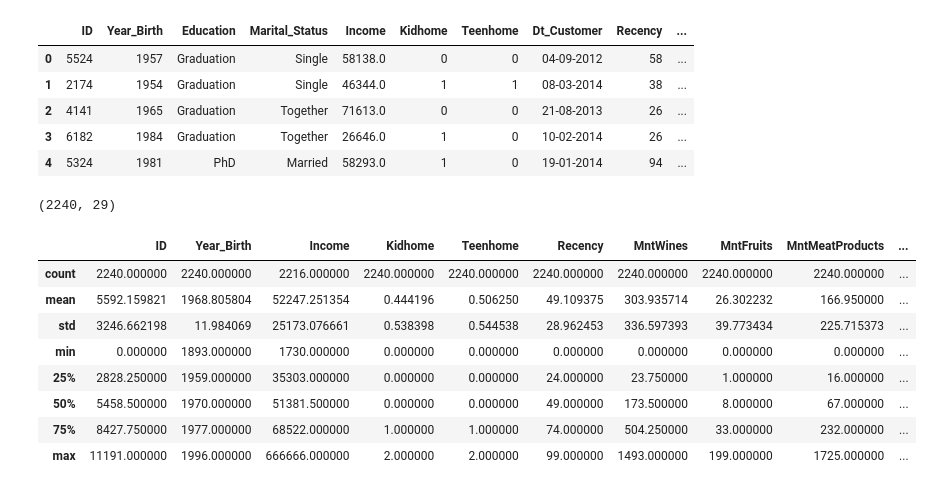
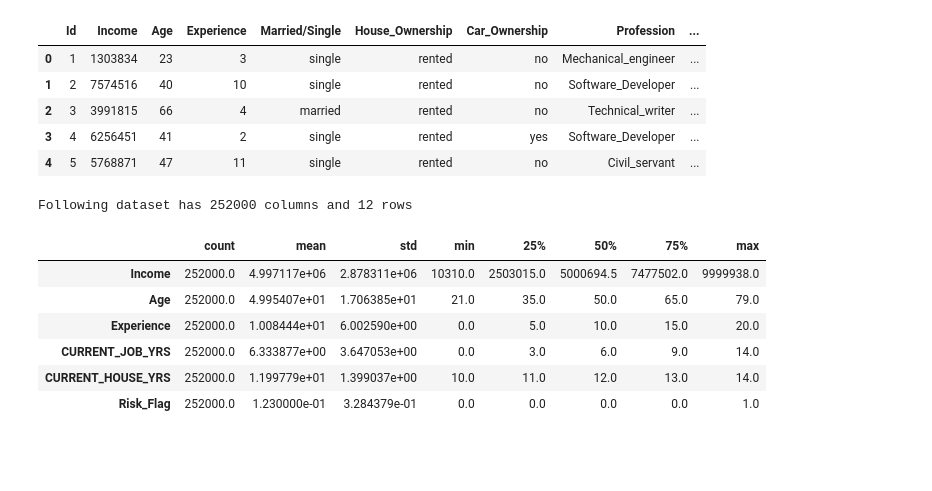
Before and after one commit to dhanu0709/2024_IA651_RSDJ_final_project, a Jupyter notebook: ml_pro.ipynb, the cells around one changed output. Drawn from its saved outputs; the diff is of its cells as text; code cells hidden in the pictures; blank space fills up the shorter version.

```diff
--- a/ml_pro.ipynb
+++ b/ml_pro.ipynb
@@ -7,26 +12,31 @@ import matplotlib.pyplot as plt
 # %%
-df = pd.read_csv('marketing_campaign.csv',sep='\t')
+#Importing the data
+
+df = pd.read_csv('Training Data.csv')
 df.head()
 # %% [output]
-|  | ID | Year_Birth | Education | Marital_Status | Income | Kidhome | Teenhome | Dt_Customer | Recency | ... |
-| 0 | 5524 | 1957 | Graduation | Single | 58138.0 | 0 | 0 | 04-09-2012 | 58 | ... |
-| 1 | 2174 | 1954 | Graduation | Single | 46344.0 | 1 | 1 | 08-03-2014 | 38 | ... |
-| 2 | 4141 | 1965 | Graduation | Together | 71613.0 | 0 | 0 | 21-08-2013 | 26 | ... |
-| 3 | 6182 | 1984 | Graduation | Together | 26646.0 | 1 | 0 | 10-02-2014 | 26 | ... |
-| 4 | 5324 | 1981 | PhD | Married | 58293.0 | 1 | 0 | 19-01-2014 | 94 | ... |
+|  | Id | Income | Age | Experience | Married/Single | House_Ownership | Car_Ownership | Profession | ... |
+| 0 | 1 | 1303834 | 23 | 3 | single | rented | no | Mechanical_engineer | ... |
+| 1 | 2 | 7574516 | 40 | 10 | single | rented | no | Software_Developer | ... |
+| 2 | 3 | 3991815 | 66 | 4 | married | rented | no | Technical_writer | ... |
+| 3 | 4 | 6256451 | 41 | 2 | single | rented | yes | Software_Developer | ... |
+| 4 | 5 | 5768871 | 47 | 11 | single | rented | no | Civil_servant | ... |
-# %%
-df.shape
-# %% [output]
-(2240, 29)
+# %%
+df = df.drop(columns=['Id'])
+# %%
+#Shape of the dataframe
+col = df.shape[0]
+num = df.shape[1]
+print(f"Following dataset has {col} columns and {num} rows")
+# %% [output]
+Following dataset has 252000 columns and 12 rows
 # %%
-df.describe()
+df.describe().T
 # %% [output]
-|  | ID | Year_Birth | Income | Kidhome | Teenhome | Recency | MntWines | MntFruits | MntMeatProducts | ... |
-| count | 2240.000000 | 2240.000000 | 2216.000000 | 2240.000000 | 2240.000000 | 2240.000000 | 2240.000000 | 2240.000000 | 2240.000000 | ... |
-| mean | 5592.159821 | 1968.805804 | 52247.251354 | 0.444196 | 0.506250 | 49.109375 | 303.935714 | 26.302232 | 166.950000 | ... |
-| std | 3246.662198 | 11.984069 | 25173.076661 | 0.538398 | 0.544538 | 28.962453 | 336.597393 | 39.773434 | 225.715373 | ... |
-| min | 0.000000 | 1893.000000 | 1730.000000 | 0.000000 | 0.000000 | 0.000000 | 0.000000 | 0.000000 | 0.000000 | ... |
-| 25% | 2828.250000 | 1959.000000 | 35303.000000 | 0.000000 | 0.000000 | 24.000000 | 23.750000 | 1.000000 | 16.000000 | ... |
-| 50% | 5458.500000 | 1970.000000 | 51381.500000 | 0.000000 | 0.000000 | 49.000000 | 173.500000 | 8.000000 | 67.000000 | ... |
-| 75% | 8427.750000 | 1977.000000 | 68522.000000 | 1.000000 | 1.000000 | 74.000000 | 504.250000 | 33.000000 | 232.000000 | ... |
-| max | 11191.000000 | 1996.000000 | 666666.000000 | 2.000000 | 2.000000 | 99.000000 | 1493.000000 | 199.000000 | 1725.000000 | ... |
+|  | count | mean | std | min | 25% | 50% | 75% | max |
+| Income | 252000.0 | 4.997117e+06 | 2.878311e+06 | 10310.0 | 2503015.0 | 5000694.5 | 7477502.0 | 9999938.0 |
+| Age | 252000.0 | 4.995407e+01 | 1.706385e+01 | 21.0 | 35.0 | 50.0 | 65.0 | 79.0 |
+| Experience | 252000.0 | 1.008444e+01 | 6.002590e+00 | 0.0 | 5.0 | 10.0 | 15.0 | 20.0 |
+| CURRENT_JOB_YRS | 252000.0 | 6.333877e+00 | 3.647053e+00 | 0.0 | 3.0 | 6.0 | 9.0 | 14.0 |
+| CURRENT_HOUSE_YRS | 252000.0 | 1.199779e+01 | 1.399037e+00 | 10.0 | 11.0 | 12.0 | 13.0 | 14.0 |
+| Risk_Flag | 252000.0 | 1.230000e-01 | 3.284379e-01 | 0.0 | 0.0 | 0.0 | 0.0 | 1.0 |
```
Also changed, not shown: parts of 23 cells of this notebook, 3 other files.
